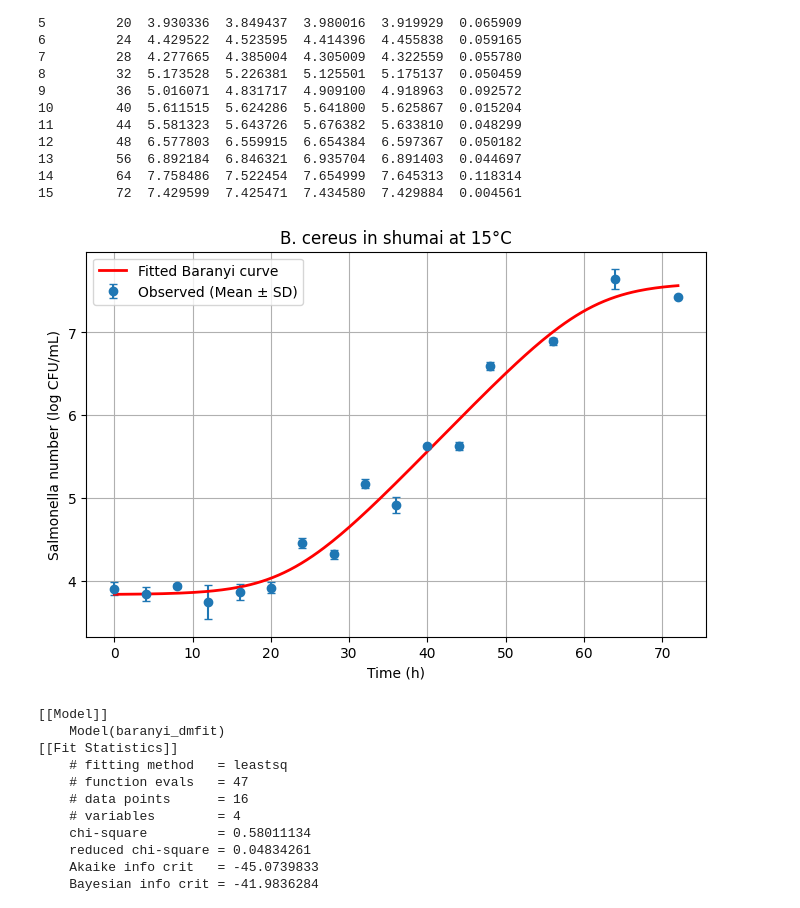
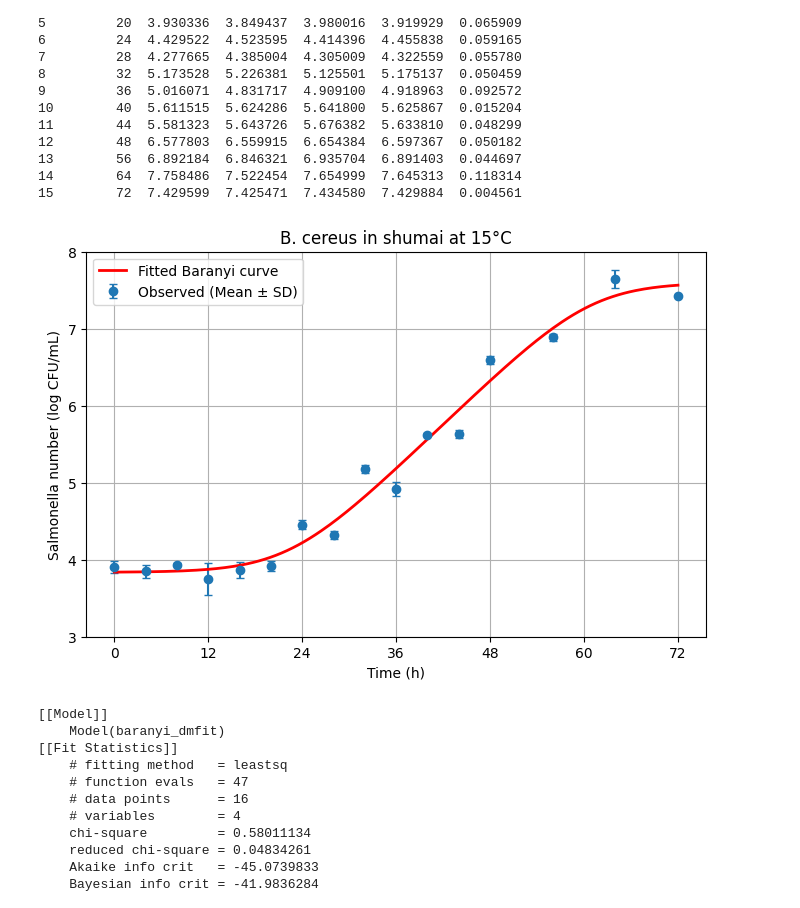
Before and after one commit to keropfia/Primary-models, a Jupyter notebook: B. cereus in shumai at 15C.ipynb, the cells around one changed output. Drawn from its saved outputs; the diff is of its cells as text; code cells hidden in the pictures.

```diff
--- a/B. cereus in shumai at 15C.ipynb
+++ b/B. cereus in shumai at 15C.ipynb
@@ -87,15 +87,17 @@ y_pred = baranyi_dmfit(t_smooth, **result.best_values)
 # %%
 plt.figure(figsize=(8,5))
 plt.errorbar(df['Time (h)'], df['Mean'], yerr=df['Std'], fmt='o', capsize=3, label='Observed (Mean ± SD)')
 plt.plot(t_smooth, y_pred, 'r-', lw=2, label='Fitted Baranyi curve')
 plt.xlabel('Time (h)')
+plt.xticks(np.arange(0, max(t_smooth)+12, 12))
 plt.ylabel('Salmonella number (log CFU/mL)')
+plt.yticks(np.arange(3, np.ceil(max(y_pred))+1, 1))
 plt.legend()
 plt.title('B. cereus in shumai at 15\u00B0C')
 plt.grid(True)
 plt.show()
 # %% [output]
-[figure, old version]
+[figure, new version]
 # %%
 print(result.fit_report())
 # %% [output]
```
Also changed, not shown: parts of 2 cells of this notebook.
